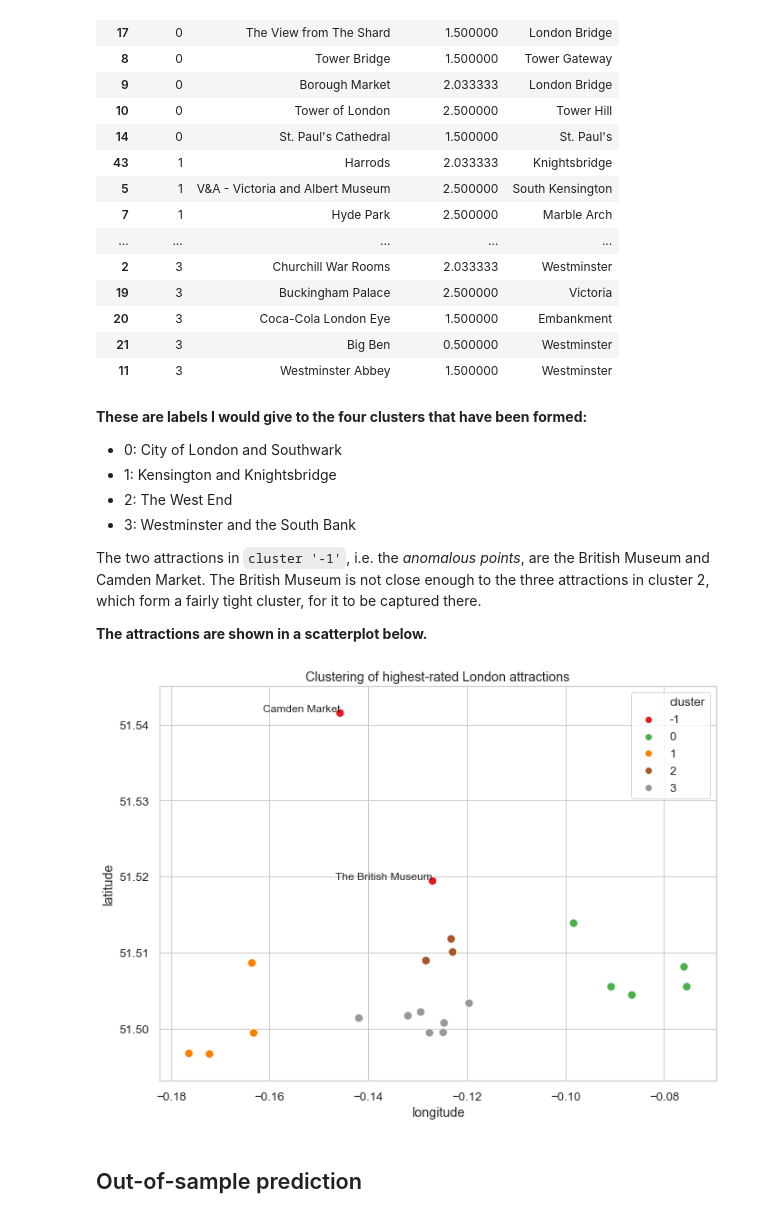
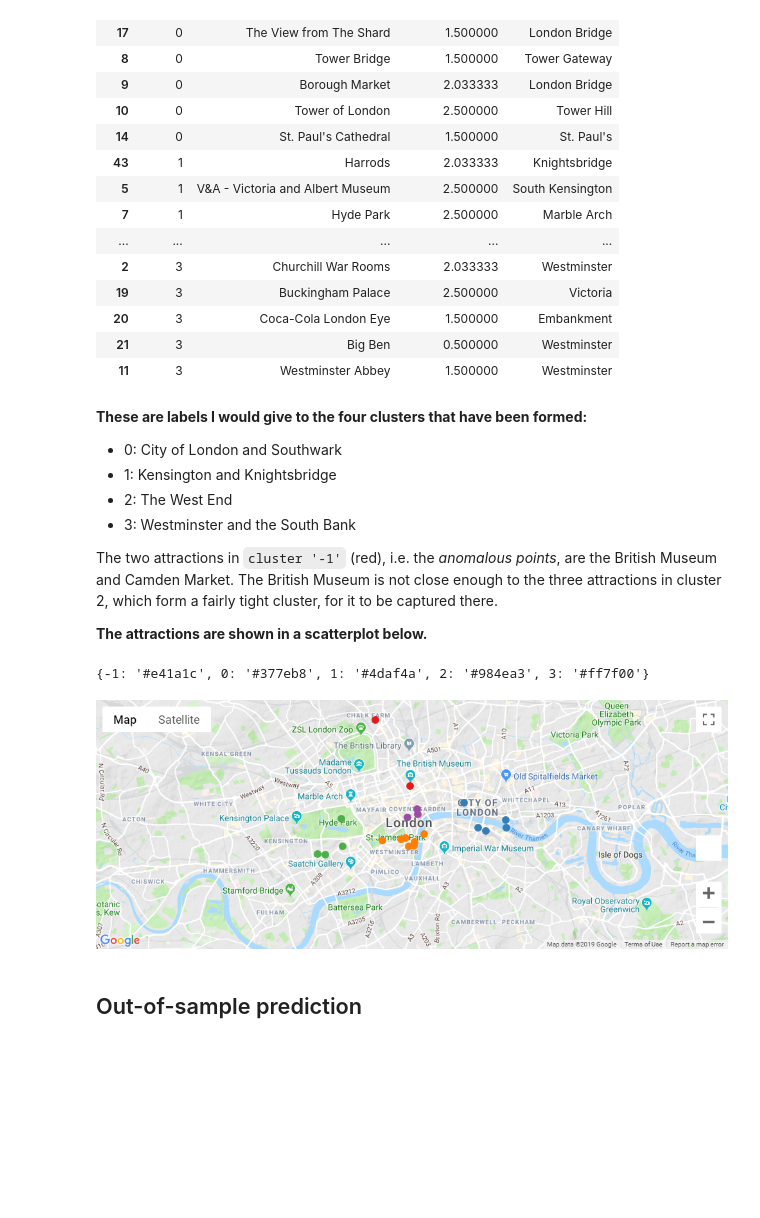
Before and after one commit to mfarragher/portfolio, a Jupyter notebook: travel-planning/notebooks/01_london-travel-planning.ipynb, the cells around one changed output. Saved outputs shown, nothing was run; the diff lists cells and outputs as text; code cells hidden in the pictures; blank space fills up the shorter version.

```diff
--- a/travel-planning/notebooks/01_london-travel-planning.ipynb
+++ b/travel-planning/notebooks/01_london-travel-planning.ipynb
@@ -493,27 +468,31 @@ df_plan[['cluster', 'attraction',
 * 2: The West End
 * 3: Westminster and the South Bank
 
-The two attractions in `cluster '-1'`, i.e. the _anomalous points_, are the British Museum and Camden Market.  The British Museum is not close enough to the three attractions in cluster 2, which form a fairly tight cluster, for it to be captured there.
+The two attractions in `cluster '-1'` (red), i.e. the _anomalous points_, are the British Museum and Camden Market.  The British Museum is not close enough to the three attractions in cluster 2, which form a fairly tight cluster, for it to be captured there.
 
 **The attractions are shown in a scatterplot below.**
-# %%
-fig, ax1 = plt.subplots(figsize=(11,8))
-
-# Main plot info
-sns.scatterplot(x=df_plan['longitude'], y=df_plan['latitude'],
-                hue=df_plan['cluster'], palette='Set1', legend='full', s=85, ax=ax1)
-
-# Annonate the points that are outliers in the cluster analysis
-extremities = df_plan[df_plan['cluster'] == -1]  # dataframe
-for i, txt in enumerate(extremities['attraction']):
-    ax1.annotate(txt, (extremities['longitude'].iat[i], extremities['latitude'].iat[i]),
-                 fontsize=12, horizontalalignment='right', verticalalignment='upper')
-
-ax1.set_title('Clustering of highest-rated London attractions')
-
-plt.show()
-# %% [output]
-[figure, removed]
+# %%
+cluster_labels = sorted(df_plan['cluster'].unique())  # cluster labels (sorted)
+hex_values = sns.color_palette("Set1").as_hex()  # hex colour
+
+# Map labels to hex colours
+color_map = dict(zip(cluster_labels, hex_values))
+color_map
+# %% [output]
+{-1: '#e41a1c', 0: '#377eb8', 1: '#4daf4a', 2: '#984ea3', 3: '#ff7f00'}
+# %%
+color_vals = list(df_plan['cluster'].map(color_map).values)
+# %%
+layer = gmaps.symbol_layer(df_plan[['latitude', 'longitude']],
+                           fill_color=color_vals, stroke_color=color_vals,
+                           scale=4)
+fig = gmaps.figure(display_toolbar=True, map_type='TERRAIN')
+fig.add_layer(layer)
+
+# fig  # comment out this line if widget cannot display
+Image(filename='img/01_london-site-clusters.png')  # downloaded image
+# %% [output]
+[figure, added]
 # %% [markdown]
 ## Out-of-sample prediction
 # %% [markdown]
```
Also changed, not shown: parts of 31 cells of this notebook, 8 other files.
